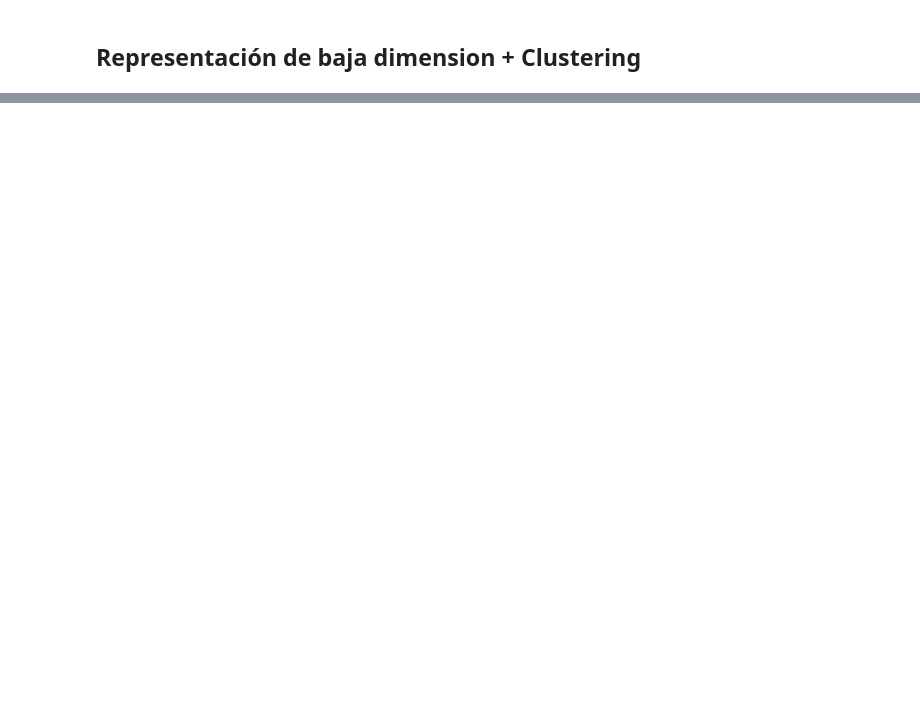
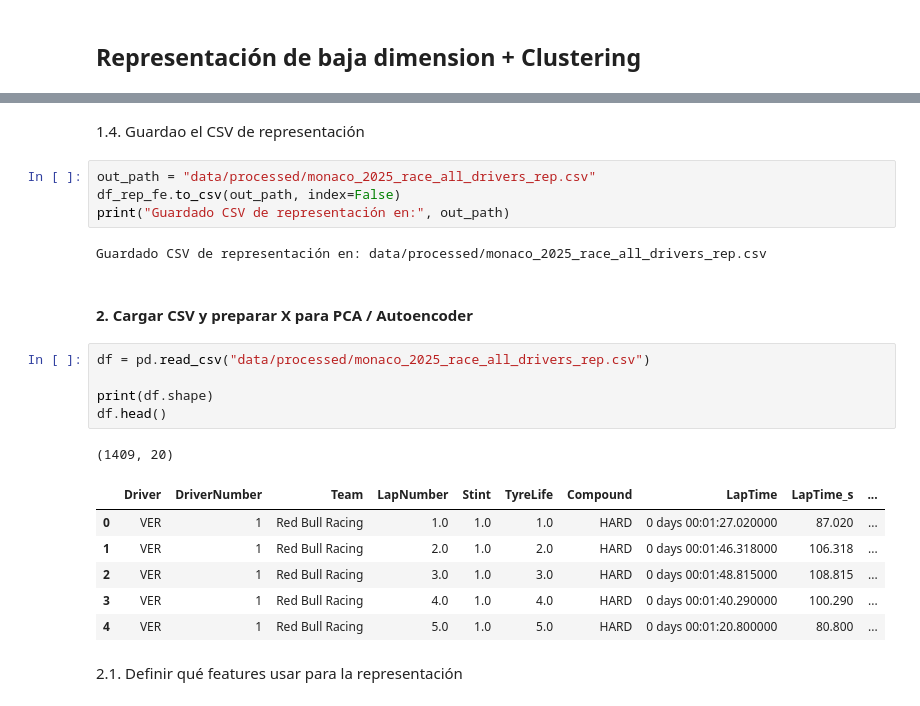
Before and after one commit to Lucaspini01/F1_Pini_Carruthers, a Jupyter notebook: representaciones.ipynb, the cells around one changed output, grey strips where cells are left out. Cells and saved outputs as stored; diff of their text form; blank space fills up the shorter version.

```diff
--- a/representaciones.ipynb
+++ b/representaciones.ipynb
@@ -157,0 +117,25 @@ Pureza respecto a Session : 0.758
+# %% [markdown]
+1.4. Guardao el CSV de representación
+# %%
+out_path = "data/processed/monaco_2025_race_all_drivers_rep.csv"
+df_rep_fe.to_csv(out_path, index=False)
+print("Guardado CSV de representación en:", out_path)
+# %% [output]
+Guardado CSV de representación en: data/processed/monaco_2025_race_all_drivers_rep.csv
+# %% [markdown]
+#### 2. Cargar CSV y preparar X para PCA / Autoencoder
+# %%
+df = pd.read_csv("data/processed/monaco_2025_race_all_drivers_rep.csv")
+
+print(df.shape)
+df.head()
+# %% [output]
+(1409, 20)
+|  | Driver | DriverNumber | Team | LapNumber | Stint | TyreLife | Compound | LapTime | LapTime_s | ... |
+| 0 | VER | 1 | Red Bull Racing | 1.0 | 1.0 | 1.0 | HARD | 0 days 00:01:27.020000 | 87.020 | ... |
+| 1 | VER | 1 | Red Bull Racing | 2.0 | 1.0 | 2.0 | HARD | 0 days 00:01:46.318000 | 106.318 | ... |
+| 2 | VER | 1 | Red Bull Racing | 3.0 | 1.0 | 3.0 | HARD | 0 days 00:01:48.815000 | 108.815 | ... |
+| 3 | VER | 1 | Red Bull Racing | 4.0 | 1.0 | 4.0 | HARD | 0 days 00:01:40.290000 | 100.290 | ... |
+| 4 | VER | 1 | Red Bull Racing | 5.0 | 1.0 | 5.0 | HARD | 0 days 00:01:20.800000 | 80.800 | ... |
+# %% [markdown]
+2.1. Definir qué features usar para la representación
```
Also changed, not shown: parts of 45 cells of this notebook, 1 other file.
